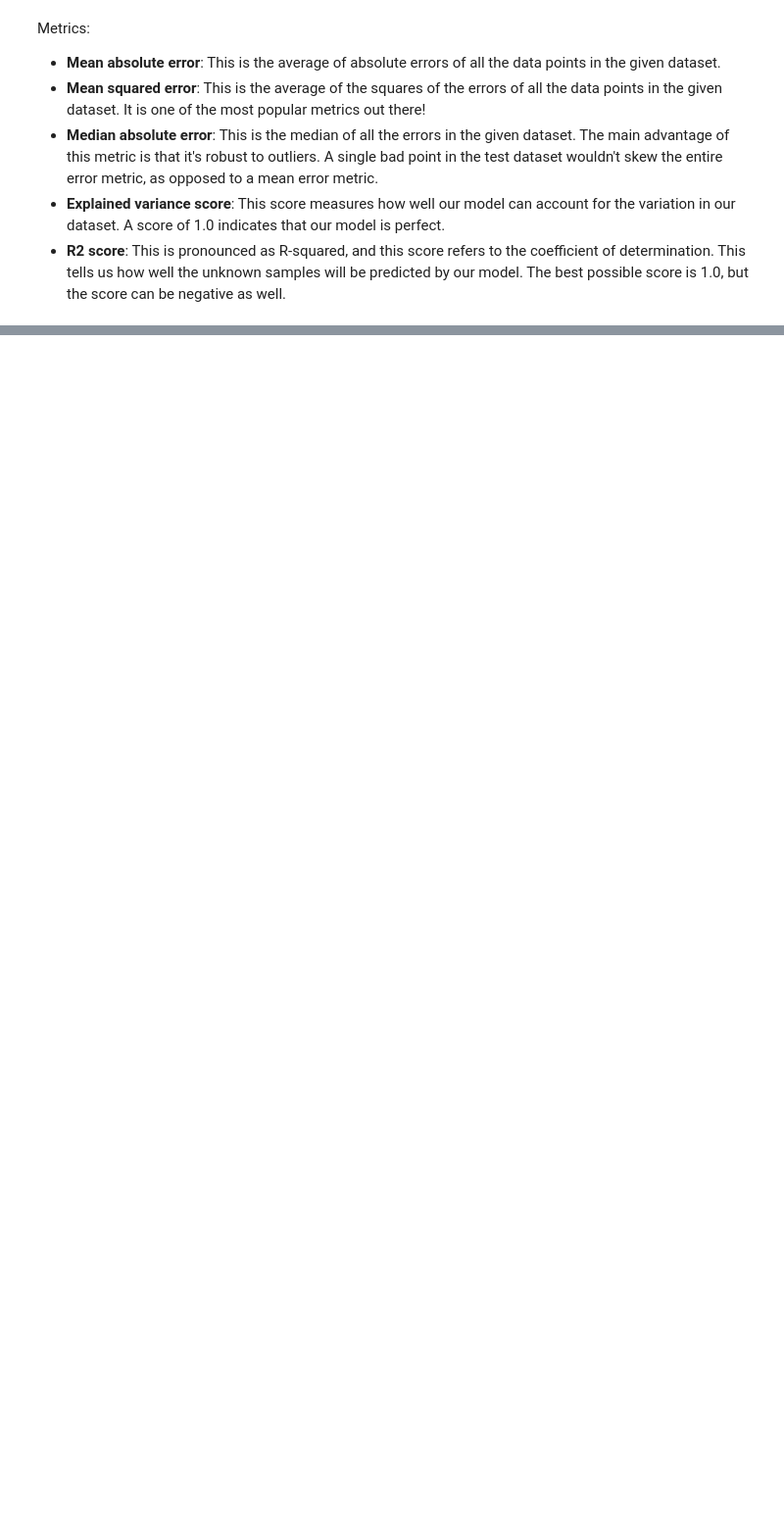
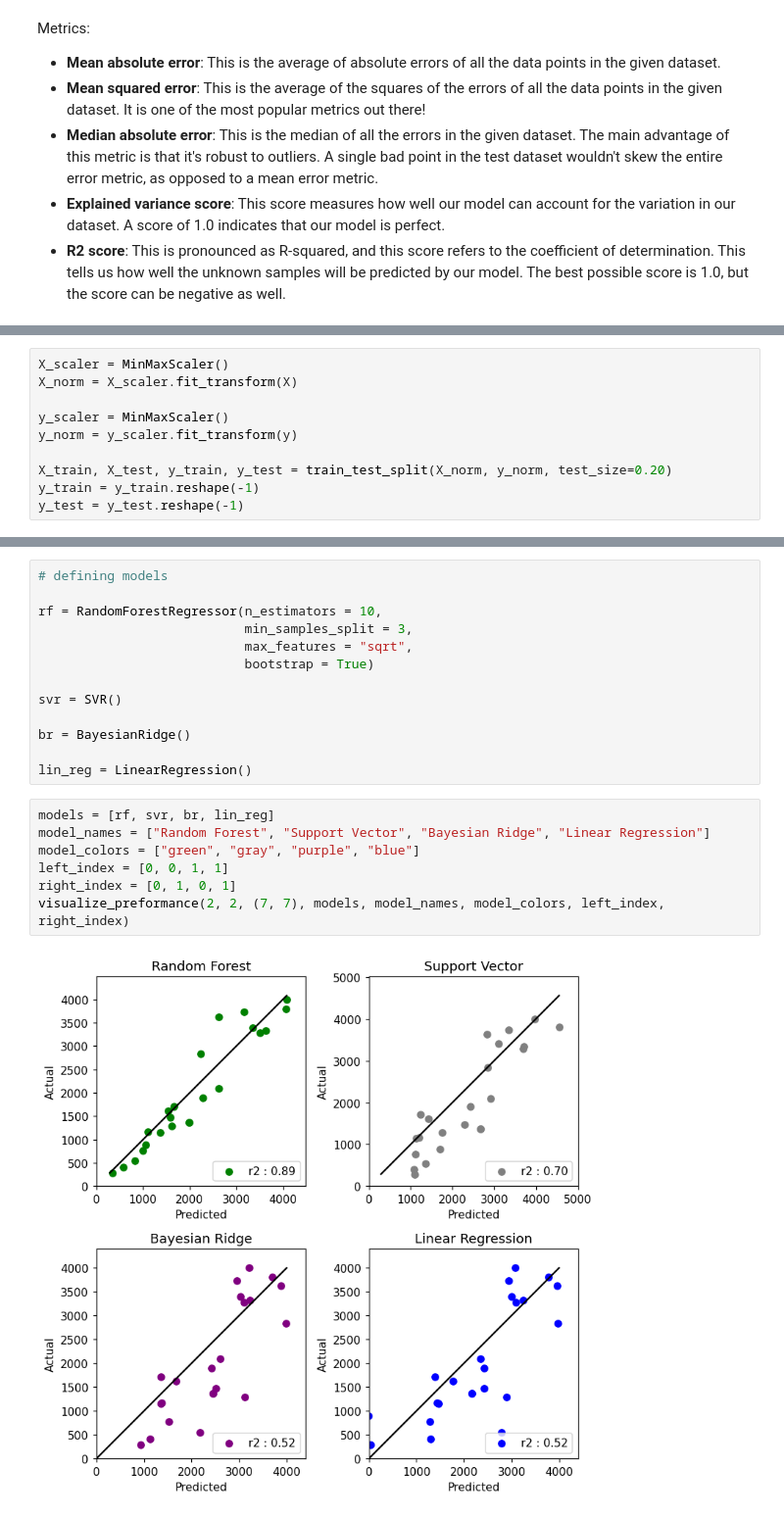
Before and after one commit to AndrewValentini/Gravitational-Waves-Research-23-24, a Jupyter notebook: Data Analysis/Regression.ipynb, the cells around one changed output, grey strips where cells are left out. Shown at 98% size. Saved outputs shown, nothing was run; the diff lists cells and outputs as text; blank space fills up the shorter version.

Commit message:
Checked preformance of diffrent algorthms

```diff
--- a/Data Analysis/Regression.ipynb
+++ b/Data Analysis/Regression.ipynb
@@ -144,0 +186,10 @@ Metrics:
+# %%
+X_scaler = MinMaxScaler()
+X_norm = X_scaler.fit_transform(X)
+
+y_scaler = MinMaxScaler()
+y_norm = y_scaler.fit_transform(y)
+
+X_train, X_test, y_train, y_test = train_test_split(X_norm, y_norm, test_size=0.20)
+y_train = y_train.reshape(-1)
+y_test = y_test.reshape(-1)
@@ -144,0 +230,22 @@ Metrics:
+# %%
+# defining models
+
+rf = RandomForestRegressor(n_estimators = 10,
+                           min_samples_split = 3,
+                           max_features = "sqrt",
+                           bootstrap = True)
+
+svr = SVR()
+
+br = BayesianRidge()
+
+lin_reg = LinearRegression()
+# %%
+models = [rf, svr, br, lin_reg]
+model_names = ["Random Forest", "Support Vector", "Bayesian Ridge", "Linear Regression"]
+model_colors = ["green", "gray", "purple", "blue"]
+left_index = [0, 0, 1, 1]
+right_index = [0, 1, 0, 1]
+visualize_preformance(2, 2, (7, 7), models, model_names, model_colors, left_index, right_index)
+# %% [output]
+[figure, added]
```
Also changed, not shown: parts of 23 cells of this notebook.
